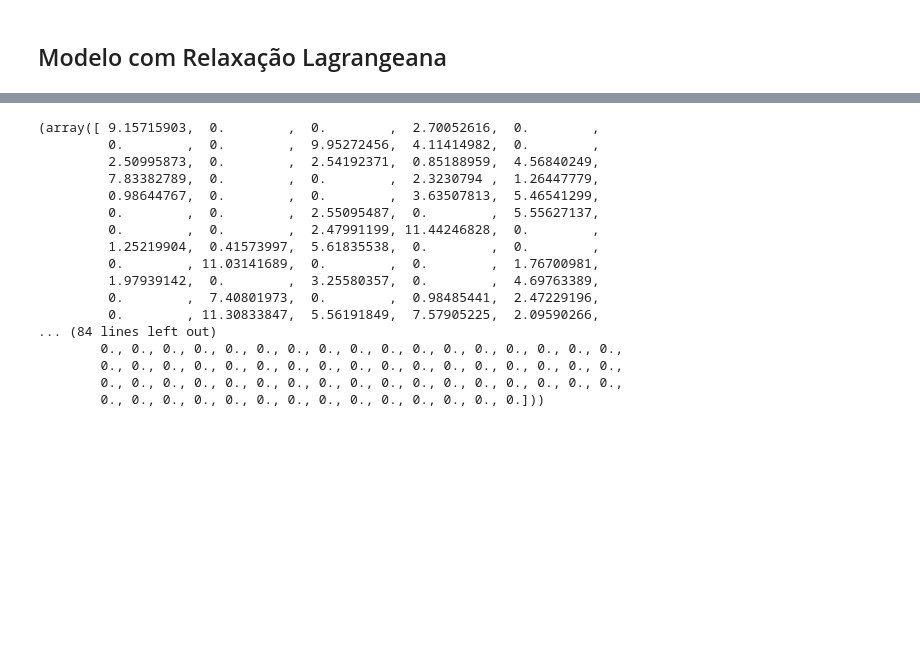
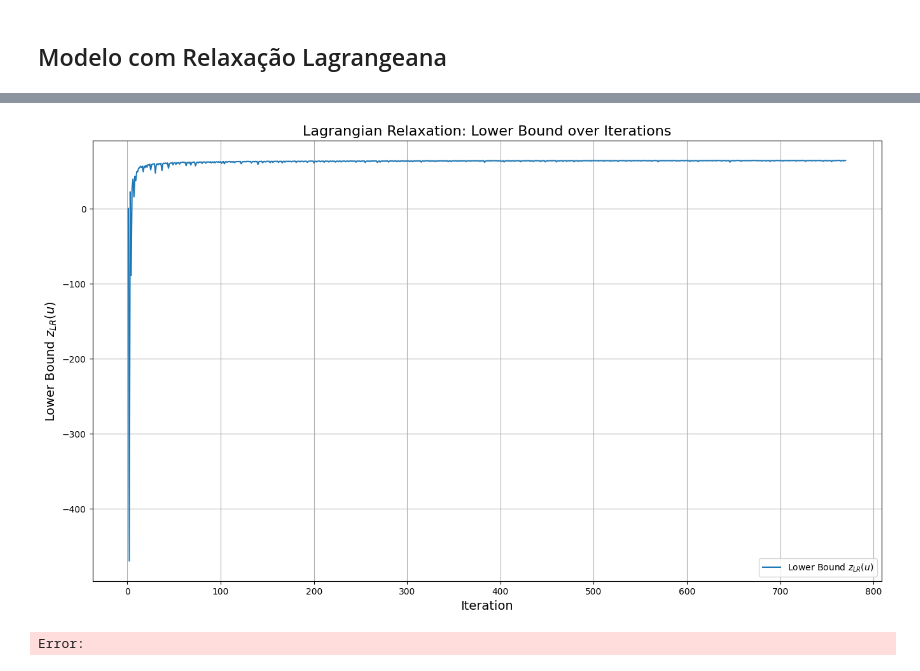
Before and after one commit to B-Trindade/Set-Covering-Problem, a Jupyter notebook: set_covering.ipynb, the cells around one changed output, grey strips where cells are left out. Drawn from its saved outputs; the diff is of its cells as text; code cells hidden in the pictures; blank space fills up the shorter version.

```diff
--- a/set_covering.ipynb
+++ b/set_covering.ipynb
@@ -296,10 +257,12 @@ class Lagrangian_SPC():
     Classe que implementa métodos para o modelo de Relaxação Lagrangiana.
     """
 
-    def __init__(self, instance_name: str) -> None:
+    def __init__(self, instance_name: str, ub=None) -> None:
         self.instance_name = instance_name
         self.m, self.n, self.costs, self.J = parse_instance(instance_name)
         self.A = self.set_covering_matrix()
+        self.hist_lb = None
+        self.ub = (np.dot(self.costs, np.ones(self.n))) if ub is None else ub
 
     def set_covering_matrix(self):
         """
@@ -340,7 +303,7 @@ class Lagrangian_SPC():
 
         return z_lr, x, subgrad
 
-    def solve_lagrangian_dual(self, max_iters: int=1000, step_size=0.02, pi=2.0):
+    def solve_lagrangian_dual(self, max_iters: int=1000, step_size=0.02, pi=2.0, plot=False, tolerance=0):
         """
         Solves the Lagrangian Dual problem to find the best Lagrangian multipliers u.
 
@@ -358,13 +321,26 @@ class Lagrangian_SPC():
 
         no_update = 0
         half = max_iters // 20
+        halved = 0
+
+        if plot:
+            self.hist_lb = []
 
         for _ in range(max_iters):
             if no_update == half:
                 pi /= 2.0
+                no_update = 0
+                halved += 1
+                print(pi)
+
+                if pi < tolerance:
+                    break
 
             # Solve the Lagrangian relaxation for the current u
             z_lr, x, subgrad = self.lagrangian_relaxation(u)
+
+            if plot:
+                self.hist_lb.append(z_lr)
 
             # Update the best solution found so far
             if z_lr > best_z:
@@ -375,9 +351,29 @@ class Lagrangian_SPC():
             else:
                 no_update += 1
 
+            if self.ub - z_lr < 1:
+                break
+
             # Adjust the Lagrangian multipliers based on the violation of constraints
-            T = pi * np.dot(self.costs, np.ones(self.n)) / np.sum(np.square(subgrad)) # 1 - np.dot(self.A, x)
+            T = pi * (self.ub - z_lr) / np.sum(np.square(subgrad)) # 1 - np.dot(self.A, x)
             u = u + (1 + step_size) * T * subgrad
             u = np.maximum(u, 0)  # Ensure u remains non-negative
 
+        if plot:
+            self.__plot()
+
         return best_u, best_z, best_x
+
+    def __plot(self):
+        fig = plt.figure(figsize=(16,9))
+
+        iterations = range(1, len(self.hist_lb) + 1)
+
+        plt.plot(iterations, self.hist_lb, label='Lower Bound $z_{LR}(u)$')
+        plt.title("Lagrangian Relaxation: Lower Bound over Iterations", fontsize=16)
+        plt.xlabel("Iteration", fontsize=14)
+        plt.ylabel("Lower Bound $z_{LR}(u)$", fontsize=14)
+        plt.grid(True)
+        plt.legend(loc='best')
+
+        plt.show()
@@ -384,22 +400,22 @@ class Lagrangian_SPC():
 # %%
-lag_scp = Lagrangian_SPC(instance_name='scp41')
+lag_scp = Lagrangian_SPC( instance_name='scpb1', ub=65)
 
-lag_scp.solve_lagrangian_dual()
+u, z, x = lag_scp.solve_lagrangian_dual(plot=True, tolerance=0)
 # %% [output]
-(array([ 9.15715903,  0.        ,  0.        ,  2.70052616,  0.        ,
-         0.        ,  0.        ,  9.95272456,  4.11414982,  0.        ,
-         2.50995873,  0.        ,  2.54192371,  0.85188959,  4.56840249,
-         7.83382789,  0.        ,  0.        ,  2.3230794 ,  1.26447779,
-         0.98644767,  0.        ,  0.        ,  3.63507813,  5.46541299,
-         0.        ,  0.        ,  2.55095487,  0.        ,  5.55627137,
-         0.        ,  0.        ,  2.47991199, 11.44246828,  0.        ,
-         1.25219904,  0.41573997,  5.61835538,  0.        ,  0.        ,
-         0.        , 11.03141689,  0.        ,  0.        ,  1.76700981,
-         1.97939142,  0.        ,  3.25580357,  0.        ,  4.69763389,
-         0.        ,  7.40801973,  0.        ,  0.98485441,  2.47229196,
-         0.        , 11.30833847,  5.56191849,  7.57905225,  2.09590266,
-... (84 lines left out)
-        0., 0., 0., 0., 0., 0., 0., 0., 0., 0., 0., 0., 0., 0., 0., 0., 0.,
-        0., 0., 0., 0., 0., 0., 0., 0., 0., 0., 0., 0., 0., 0., 0., 0., 0.,
-        0., 0., 0., 0., 0., 0., 0., 0., 0., 0., 0., 0., 0., 0., 0., 0., 0.,
-        0., 0., 0., 0., 0., 0., 0., 0., 0., 0., 0., 0., 0., 0.]))
+[figure, added]
+# %%
+%matplotlib qt
+fig = plt.figure(figsize=(16,9))
+
+iterations = range(1, len(lag_scp.hist_lb) + 1)
+
+plt.plot(iterations, lag_scp.hist_lb, label='Lower Bound $z_{LR}(u)$')
+plt.title("Lagrangian Relaxation: Lower Bound over Iterations", fontsize=16)
+plt.xlabel("Iteration", fontsize=14)
+plt.ylabel("Lower Bound $z_{LR}(u)$", fontsize=14)
+plt.grid(True)
+plt.legend(loc='best')
+
+plt.show()
+# %% [output]
+Error:
```
Also changed, not shown: parts of 9 cells of this notebook, 1 other file.
